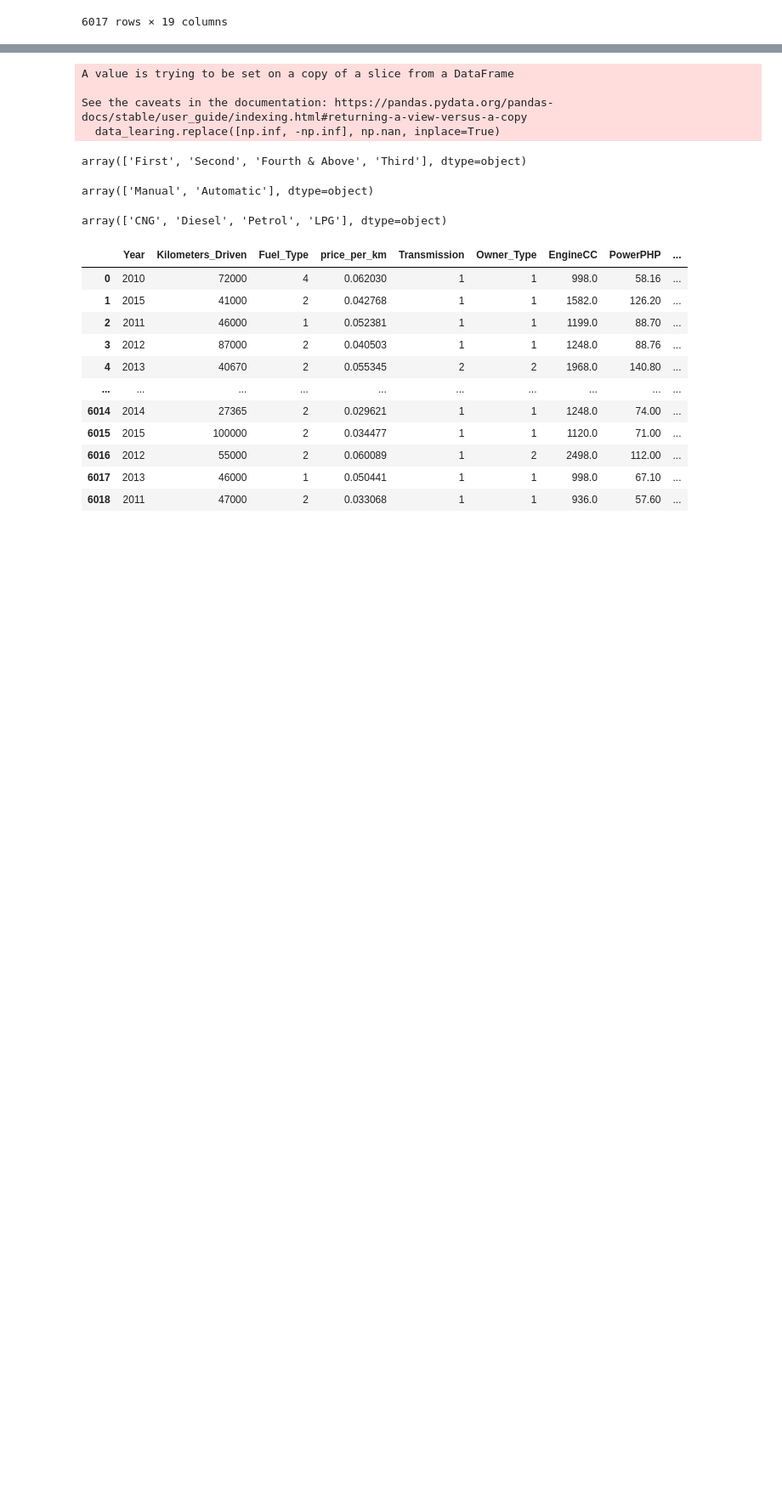
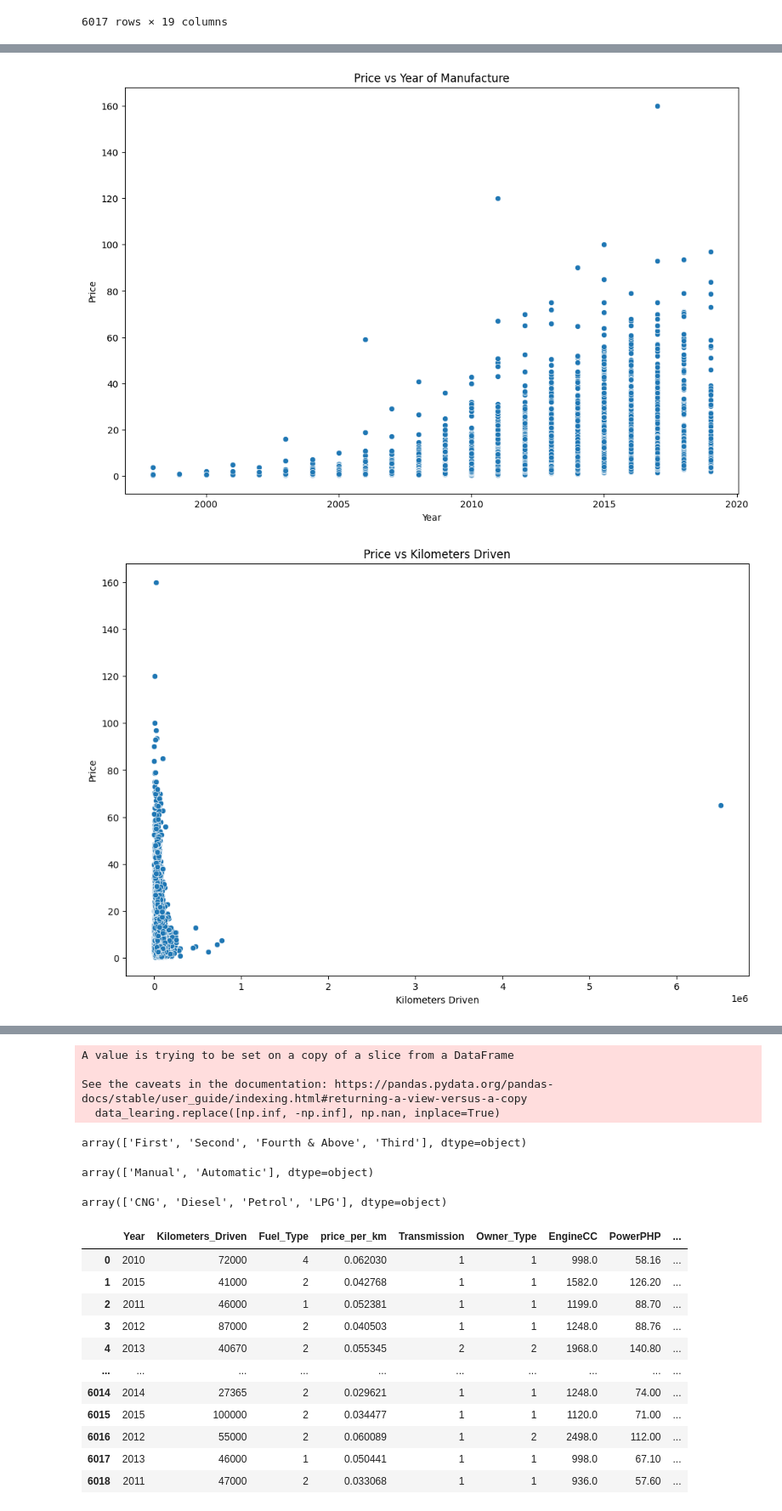
Before and after one commit to huyduong20102004/UsedCarsPricePrediction_final_project_ADY201m, a Jupyter notebook: name.ipynb, the cells around one changed output, grey strips where cells are left out. Shown at 85% size. Drawn from its saved outputs; the diff is of its cells as text; code cells hidden in the pictures; blank space fills up the shorter version.

```diff
--- a/name.ipynb
+++ b/name.ipynb
@@ -146,0 +190,17 @@ See the caveats in the documentation: https://pandas.pydata.org/pandas-docs/stab
+# %%
+plt.figure(figsize=(12, 8))
+sns.scatterplot(x='Year', y='Price', data=data)
+plt.title('Price vs Year of Manufacture')
+plt.xlabel('Year')
+plt.ylabel('Price')
+plt.show()
+
+plt.figure(figsize=(12, 8))
+sns.scatterplot(x='Kilometers_Driven', y='Price', data=data)
+plt.title('Price vs Kilometers Driven')
+plt.xlabel('Kilometers Driven')
+plt.ylabel('Price')
+plt.show()
+# %% [output]
+[figure, added]
+[figure, added]
```
Also changed, not shown: parts of 49 cells of this notebook, 2 other files.
